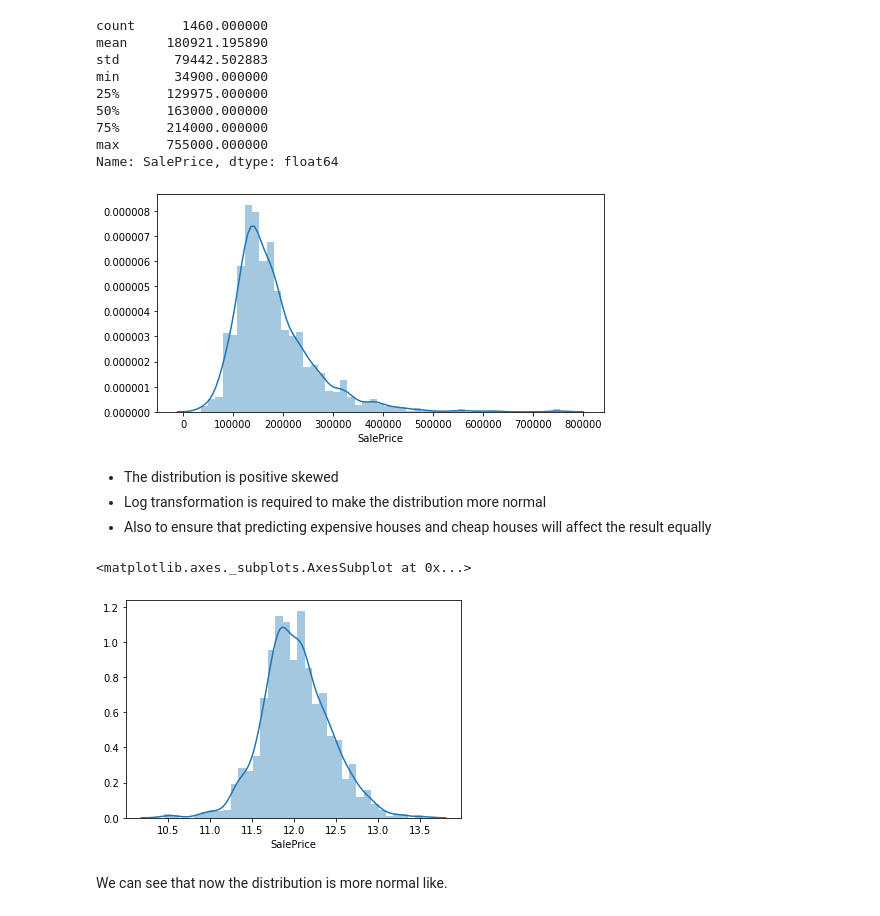
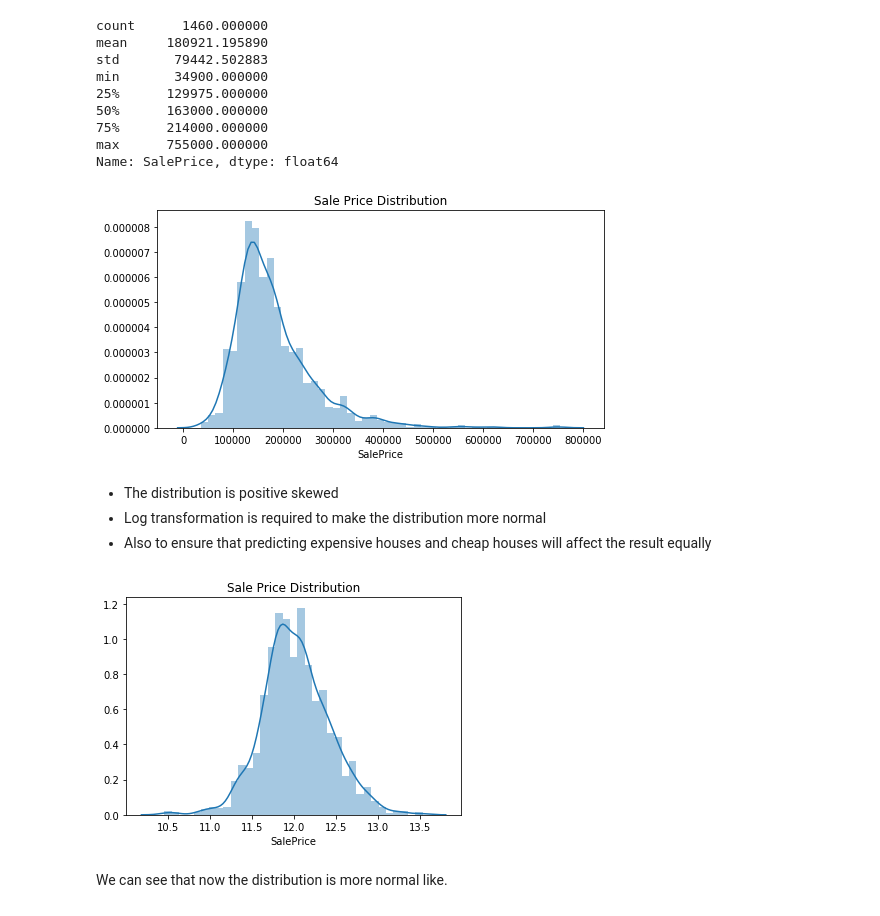
Before and after one commit to ardiansptr/House-Sale-Price-Prediction, a Jupyter notebook: House Sale Price Prediction.ipynb, the cells around one changed output. Cells and saved outputs as stored; diff of their text form; code cells hidden in the pictures.

```diff
--- a/House Sale Price Prediction.ipynb
+++ b/House Sale Price Prediction.ipynb
@@ -108,8 +102,9 @@ Name: SalePrice, dtype: float64
 # %%
 plt.figure(figsize=(8, 4))
 sns.distplot(data['SalePrice']);
+plt.title("Sale Price Distribution");
 # %% [output]
-[figure, old version]
+[figure, new version]
 # %% [markdown]
 * The distribution is positive skewed
 * Log transformation is required to make the distribution more normal
@@ -117,9 +112,9 @@ sns.distplot(data['SalePrice']);
 # %%
 data['SalePrice'] = np.log(data['SalePrice']+1)
 sns.distplot(data['SalePrice'])
+plt.title("Sale Price Distribution");
 # %% [output]
-<matplotlib.axes._subplots.AxesSubplot at 0x...>
-[figure, old version]
+[figure, new version]
 # %% [markdown]
 We can see that now the distribution is more normal like.
 # %% [markdown]
```
Also changed, not shown: parts of 5 cells of this notebook.
